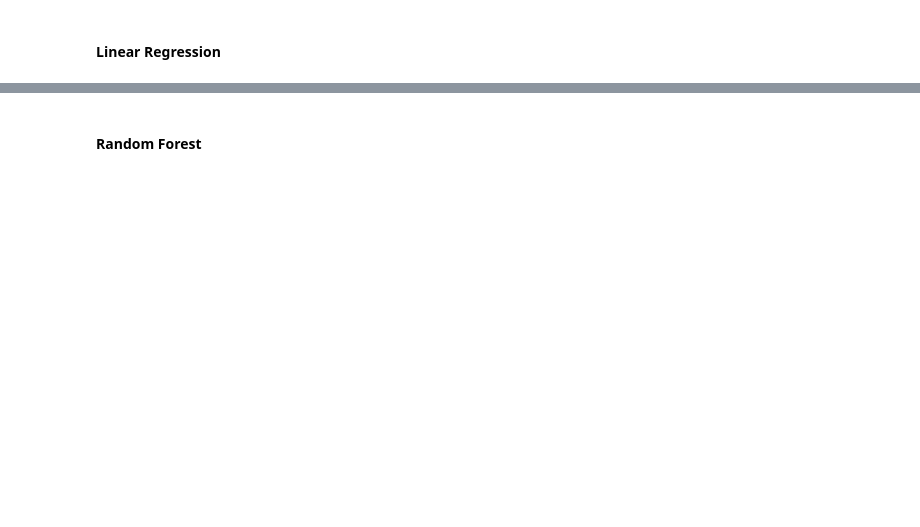
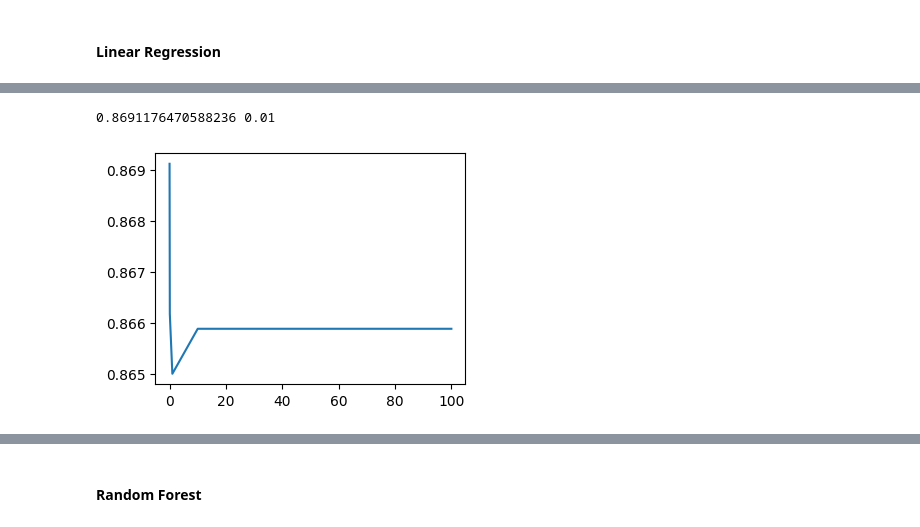
Before and after one commit to Fine2Gitup/Data-Mining, a Jupyter notebook: Prediction.ipynb, the cells around one changed output, grey strips where cells are left out. Cells and saved outputs as stored; diff of their text form; code cells hidden in the pictures; blank space fills up the shorter version.

```diff
--- a/Prediction.ipynb
+++ b/Prediction.ipynb
@@ -53,0 +73,13 @@ LR = LogisticRegression(max_iter=1000).fit(X_train,y_train)
+# %%
+score_2 = []
+for i in [0.01, 0.1, 1, 10, 100]:
+    lr = LogisticRegression(max_iter=1700,C=i, random_state=0)
+    score_ = cross_val_score(lr,X_train,y_train,cv=10).mean()
+    score_2.append(score_)
+print(max(score_2), [0.01, 0.1, 1, 10, 100][np.argmax(score_2)])
+plt.figure(figsize=(4,3))
+plt.plot([0.01, 0.1, 1, 10, 100],score_2)
+plt.show()
+# %% [output]
+0.8691176470588236 0.01
+[figure, added]
```
Also changed, not shown: parts of 38 cells of this notebook, 1 other file.
